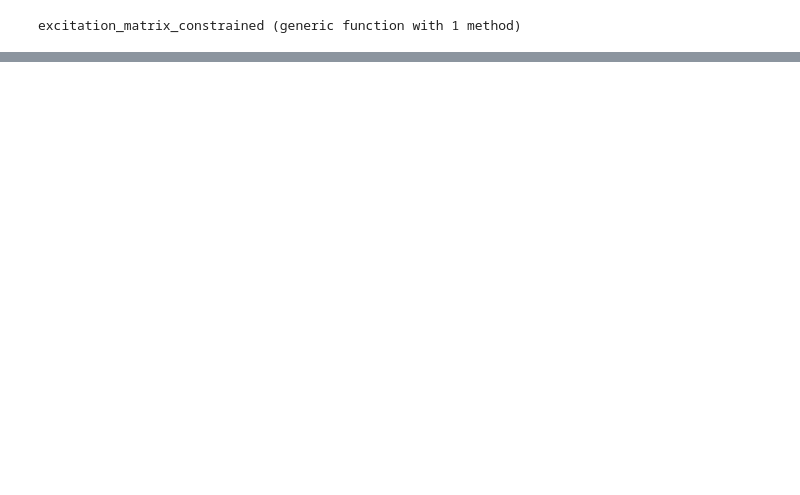
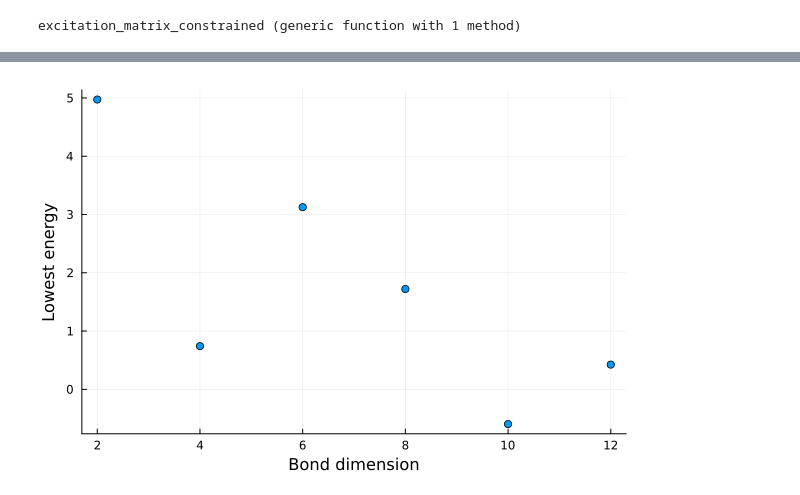
Before and after one commit to 20akshay00/CMPSExcitations, a Jupyter notebook: notebooks/yang-gaudin/negative_energy_scaling.ipynb, the cells around one changed output, grey strips where cells are left out. Saved outputs shown, nothing was run; the diff lists cells and outputs as text; code cells hidden in the pictures; blank space fills up the shorter version.

```diff
--- a/notebooks/yang-gaudin/negative_energy_scaling.ipynb
+++ b/notebooks/yang-gaudin/negative_energy_scaling.ipynb
@@ -105,0 +169,19 @@ plot(Ds, spectrum)
+# %%
+topological_spectrum = zeros(ComplexF64, length(Ds));
+
+Threads.@threads for idx in eachindex(Ds)
+    stateCLL = states[idx]
+    θs = [0, 2π] # difference, sum
+    stateCLL_left = InfiniteCMPS((1 + 0im) * stateCLL.Q, ntuple(i -> (1. + 0im) * stateCLL.Rs[i], length(stateCLL.Rs)))
+    stateCLL_right = InfiniteCMPS(stateCLL_left.Q, ntuple(i -> exp(0.5im * (θs[2] + (-1)^i * θs[1])) * stateCLL_left.Rs[i], length(stateCLL_left.Rs)))
+
+    ρ = real(expval(ψ̂₁' * ψ̂₁ + ψ̂₂' * ψ̂₂, stateCLL)[])
+    space = InfiniteCMPSExcitationSpace(π * ρ, stateCLL_left, stateCLL_right)
+    Heff, P = excitation_matrix_constrained(excitation_operator(HCLL, space), eigen(stateCLL.Rs[1][]).vectors)
+    vals, vecs = eigsolve(Heff, rand(size(Heff, 2)), nvals, :SR, maxiter=200)
+    topological_spectrum[idx] = vals[1]
+end
+
+scatter(Ds, real.(topological_spectrum), xticks=Ds, lab = "", xlabel = "Bond dimension", ylabel = "Lowest energy")
+# %% [output]
+[figure, added]
```
Also changed, not shown: parts of 6 cells of this notebook, 4 other files.
